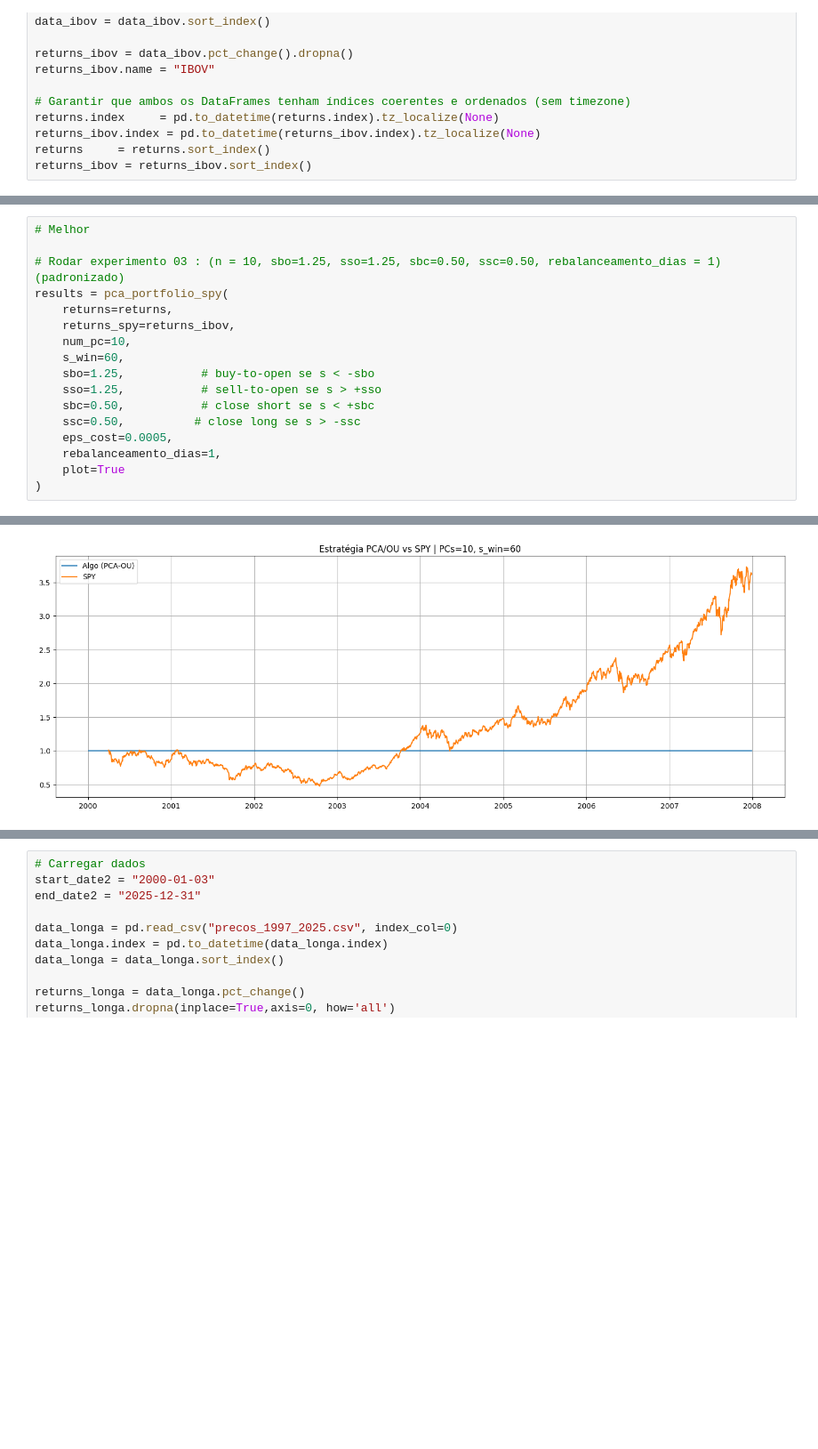
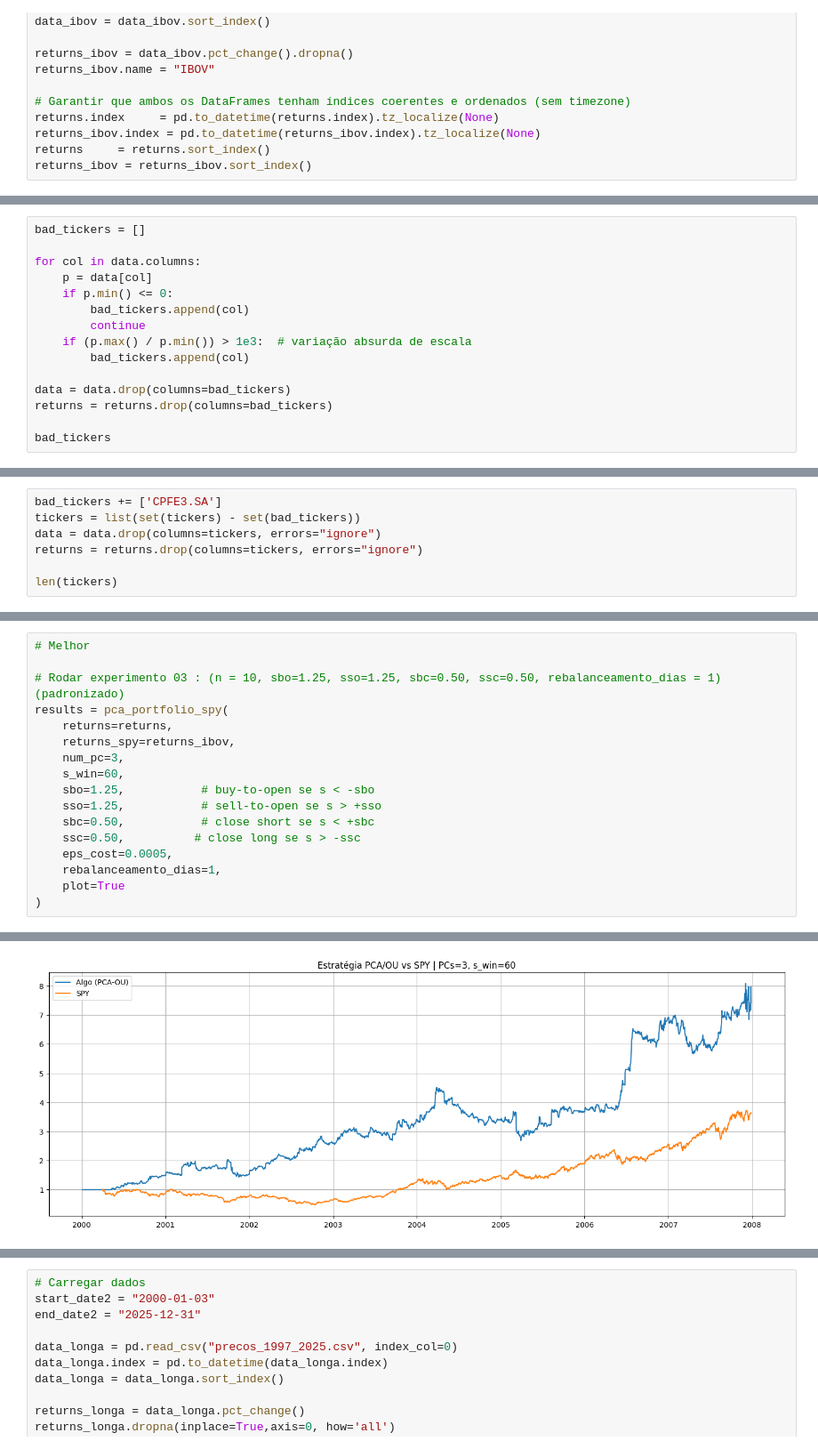
Before and after one commit to savio160502/Statistical-Arbitrage, a Jupyter notebook: run_backtest_br.ipynb, the cells around one changed output, grey strips where cells are left out. Shown at 89% size. Drawn from its saved outputs; the diff is of its cells as text; blank space fills up the shorter version.

```diff
--- a/run_backtest_br.ipynb
+++ b/run_backtest_br.ipynb
@@ -311,0 +307,15 @@ len(tickers)
+# %%
+bad_tickers = []
+
+for col in data.columns:
+    p = data[col]
+    if p.min() <= 0:
+        bad_tickers.append(col)
+        continue
+    if (p.max() / p.min()) > 1e3:  # variação absurda de escala
+        bad_tickers.append(col)
+
+data = data.drop(columns=bad_tickers)
+returns = returns.drop(columns=bad_tickers)
+
+bad_tickers
@@ -311,0 +324,7 @@ len(tickers)
+# %%
+bad_tickers += ['CPFE3.SA']
+tickers = list(set(tickers) - set(bad_tickers))
+data = data.drop(columns=tickers, errors="ignore")
+returns = returns.drop(columns=tickers, errors="ignore")
+
+len(tickers)
@@ -326,35 +347,35 @@ returns.head()
 results = pca_portfolio_spy(
     returns=returns,
     returns_spy=returns_ibov,
-    num_pc=10,
+    num_pc=3,
     s_win=60,
     sbo=1.25,           # buy-to-open se s < -sbo
     sso=1.25,           # sell-to-open se s > +sso
     sbc=0.50,           # close short se s < +sbc
     ssc=0.50,          # close long se s > -ssc
     eps_cost=0.0005,
     rebalanceamento_dias=1,
     plot=True
 )
 # %% [output]
 Tempo : 2000-03-28 00:00:00
 Tempo : 2000-03-29 00:00:00
 Tempo : 2000-03-30 00:00:00
 Tempo : 2000-03-31 00:00:00
 Tempo : 2000-04-03 00:00:00
 Tempo : 2000-04-04 00:00:00
 Tempo : 2000-04-05 00:00:00
 Tempo : 2000-04-06 00:00:00
 Tempo : 2000-04-07 00:00:00
 Tempo : 2000-04-10 00:00:00
 Tempo : 2000-04-11 00:00:00
 Tempo : 2000-04-12 00:00:00
 ... (1979 lines left out)
 Tempo : 2007-12-21 00:00:00
 Tempo : 2007-12-26 00:00:00
 Tempo : 2007-12-27 00:00:00
 Tempo : 2007-12-28 00:00:00
-[figure, old version]
+[figure, new version]
 # %%
 # =============================================================================
 # 3. ESTATÍSTICAS BÁSICAS
```
Also changed, not shown: parts of 23 cells of this notebook, 1 other file.
